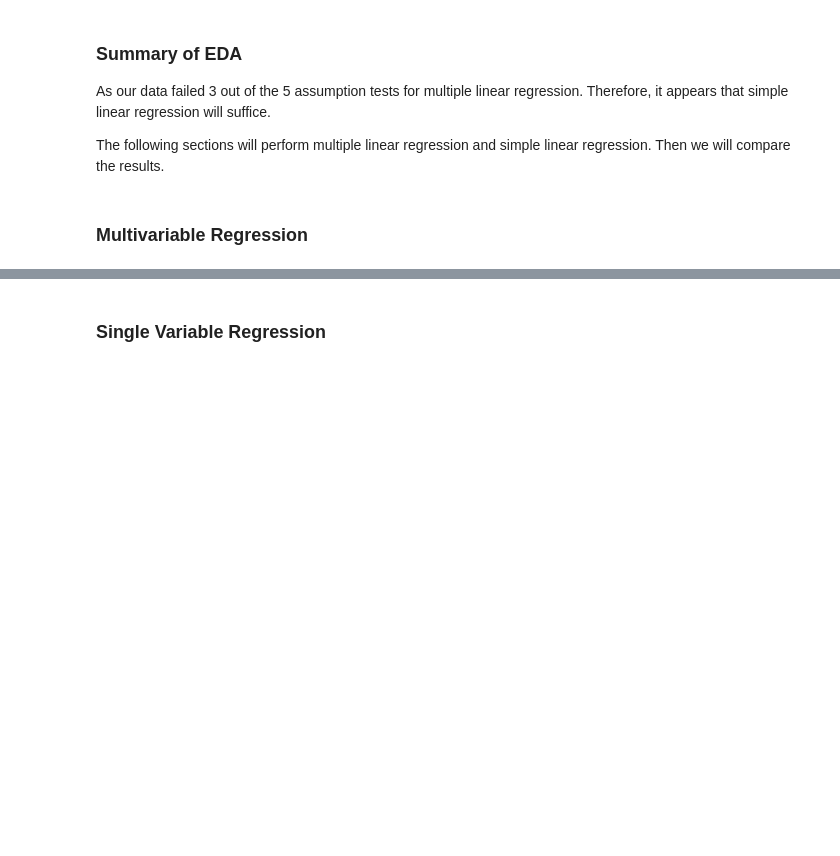
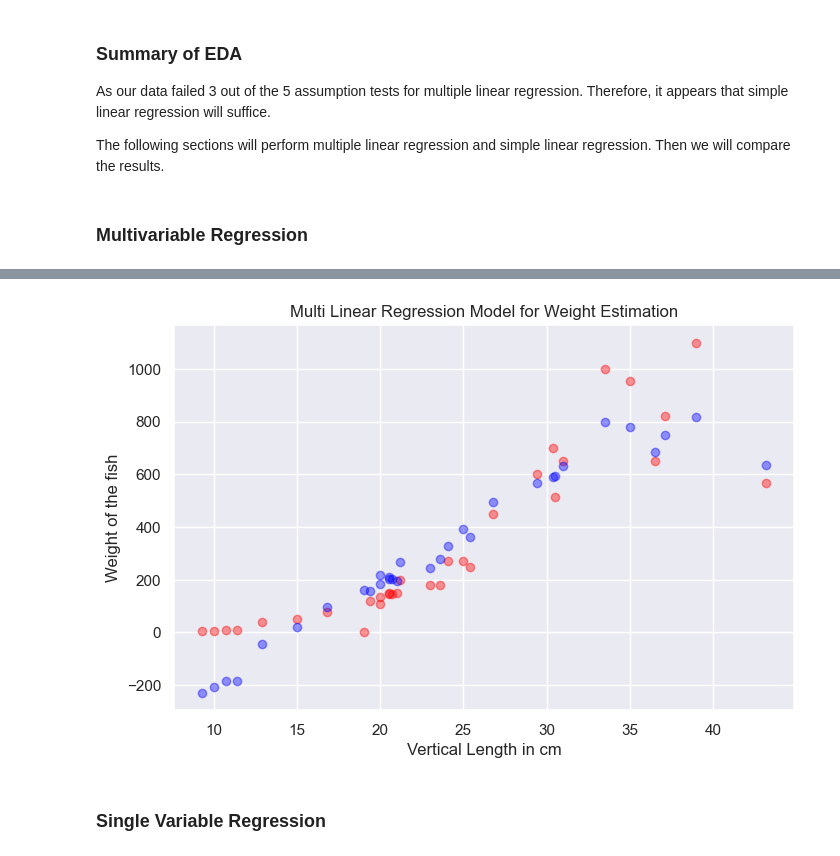
Before and after one commit to dandrea1/multivariable-regression-fish-weights, a Jupyter notebook: multivar_regression.ipynb, the cells around one changed output, grey strips where cells are left out. Drawn from its saved outputs; the diff is of its cells as text; code cells hidden in the pictures; blank space fills up the shorter version.

```diff
--- a/multivar_regression.ipynb
+++ b/multivar_regression.ipynb
@@ -258,3 +272,11 @@ print(r2_score(y_test, y_prediction))
+# %%
+plt.scatter(X_test['vertical_len'], y_test, color='red', alpha=0.4)
+plt.scatter(X_test['vertical_len'], multi_pred, color='blue', alpha=0.4)
+plt.xlabel('Vertical Length in cm')
+plt.ylabel('Weight of the fish')
+plt.title('Multi Linear Regression Model for Weight Estimation');
+# %% [output]
+[figure, added]
 # %% [markdown]
 ### Single Variable Regression
 # %%
```
Also changed, not shown: parts of 7 cells of this notebook, 2 other files.
